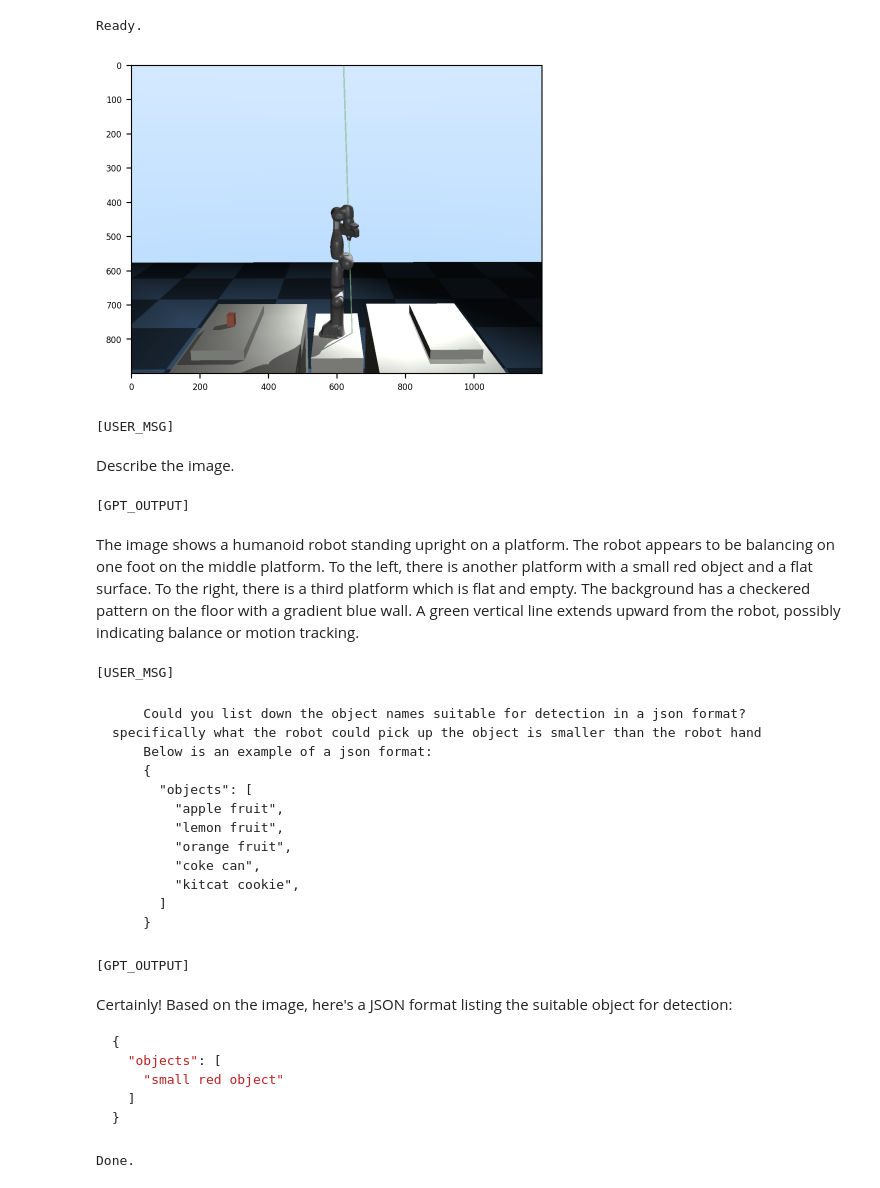
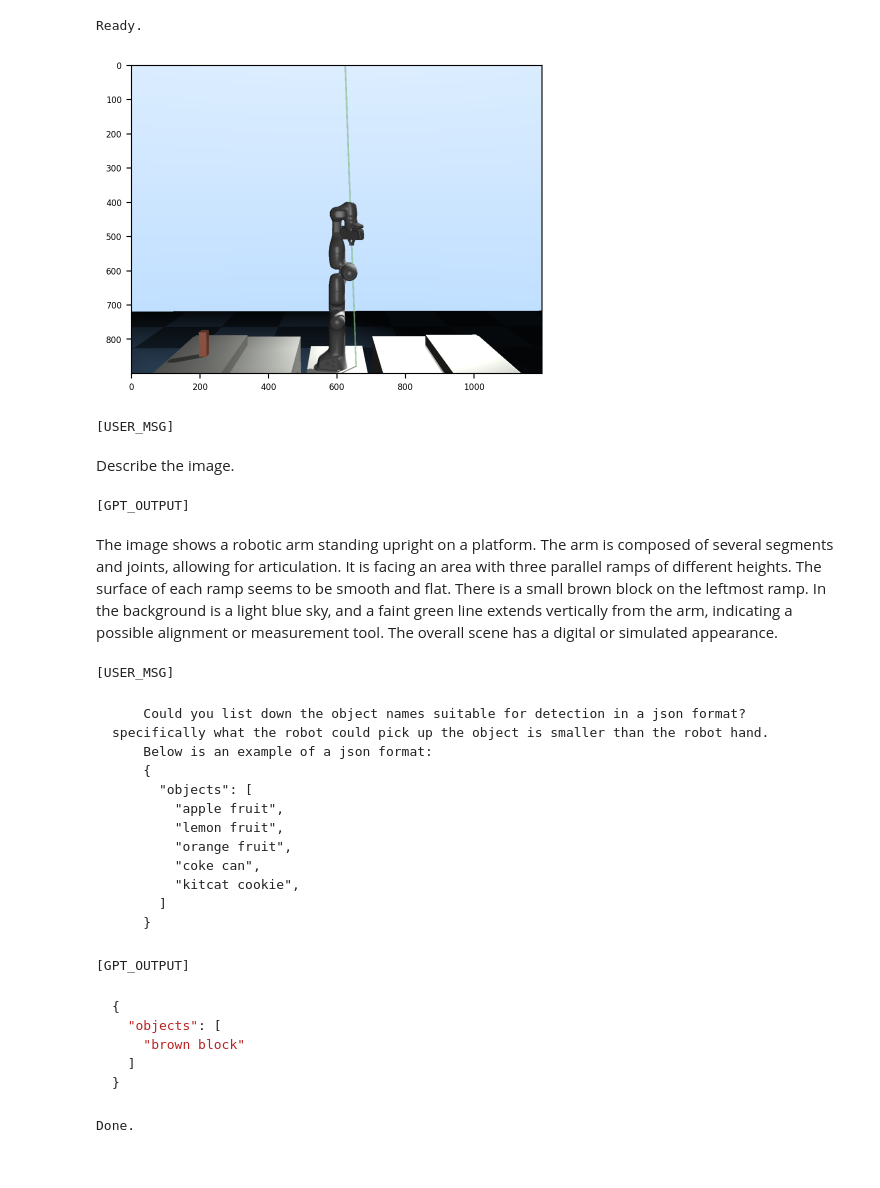
Before and after one commit to qfonner1/LabratoryPickNPlace, a Jupyter notebook: working.ipynb, the cells around one changed output. Cells and saved outputs as stored; diff of their text form; code cells hidden in the pictures.

````diff
--- a/working.ipynb
+++ b/working.ipynb
@@ -346,42 +350,42 @@ GPT.chat(
     images   = [png_path],
     PRINT_USER_MSG   = True,
     PRINT_GPT_OUTPUT = True,
     RESET_CHAT       = False,
     RETURN_RESPONSE  = False,
     MAX_TOKENS       = 512,
 )
 # List down the objects in the scene
 ret = GPT.chat(
     user_msg = """
-        Could you list down the object names suitable for detection in a json format? specifically what the robot could pick up the object is smaller than the robot hand
+        Could you list down the object names suitable for detection in a json format? specifically what the robot could pick up the object is smaller than the robot hand.
         Below is an example of a json format:
         {
           "objects": [
             "apple fruit",
             "lemon fruit",
             "orange fruit",
             "coke can",
             "kitcat cookie",
           ]
         }
         """,
     images   = None,
     PRINT_USER_MSG   = True,
     PRINT_GPT_OUTPUT = True,
     RESET_CHAT       = False,
     RETURN_RESPONSE  = True,
     MAX_TOKENS       = 512,
 )
 print ("Done.")
 # %% [output]
-[figure, old version]
+[figure, new version]
 [USER_MSG]
 <img1>Describe the image.
 [GPT_OUTPUT]
-The image shows a humanoid robot standing upright on a platform. The robot appears to be balancing on one foot on the middle platform. To the left, there is another platform with a small red object and a flat surface. To the right, there is a third platform which is flat and empty. The background has a checkered pattern on the floor with a gradient blue wall. A green vertical line extends upward from the robot, possibly indicating balance or motion tracking.
+The image shows a robotic arm standing upright on a platform. The arm is composed of several segments and joints, allowing for articulation. It is facing an area with three parallel ramps of different heights. The surface of each ramp seems to be smooth and flat. There is a small brown block on the leftmost ramp. In the background is a light blue sky, and a faint green line extends vertically from the arm, indicating a possible alignment or measurement tool. The overall scene has a digital or simulated appearance.
 [USER_MSG]
 
-        Could you list down the object names suitable for detection in a json format? specifically what the robot could pick up the object is smaller than the robot hand
+        Could you list down the object names suitable for detection in a json format? specifically what the robot could pick up the object is smaller than the robot hand.
         Below is an example of a json format:
         {
           "objects": [
@@ -393,12 +397,10 @@ The image shows a humanoid robot standing upright on a platform. The robot appea
           ]
         }
 [GPT_OUTPUT]
-Certainly! Based on the image, here's a JSON format listing the suitable object for detection:
-
 ```json
 {
   "objects": [
-    "small red object"
+    "brown block"
   ]
 }
 ```
````
Also changed, not shown: parts of 8 cells of this notebook, 6 other files.
